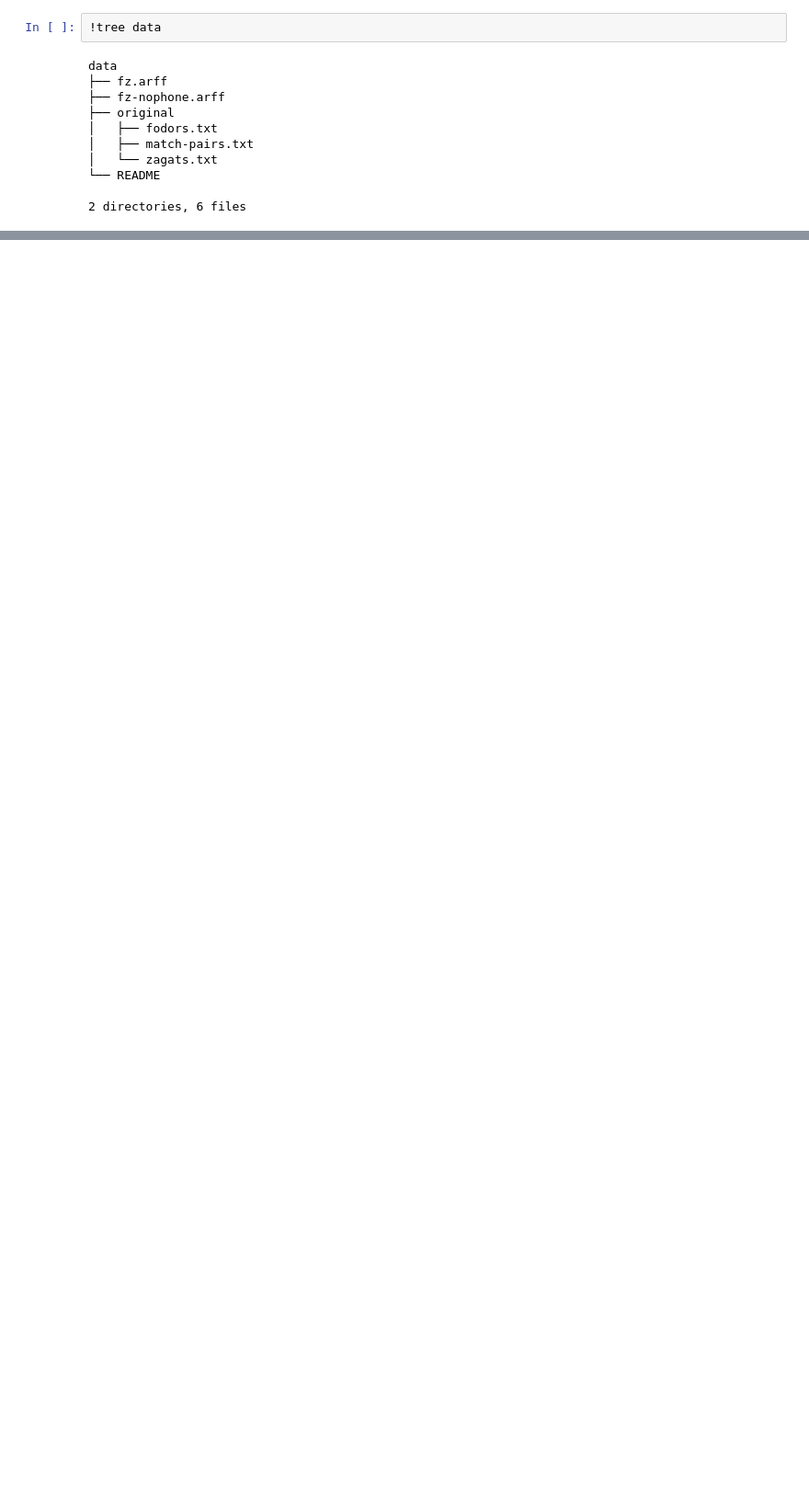
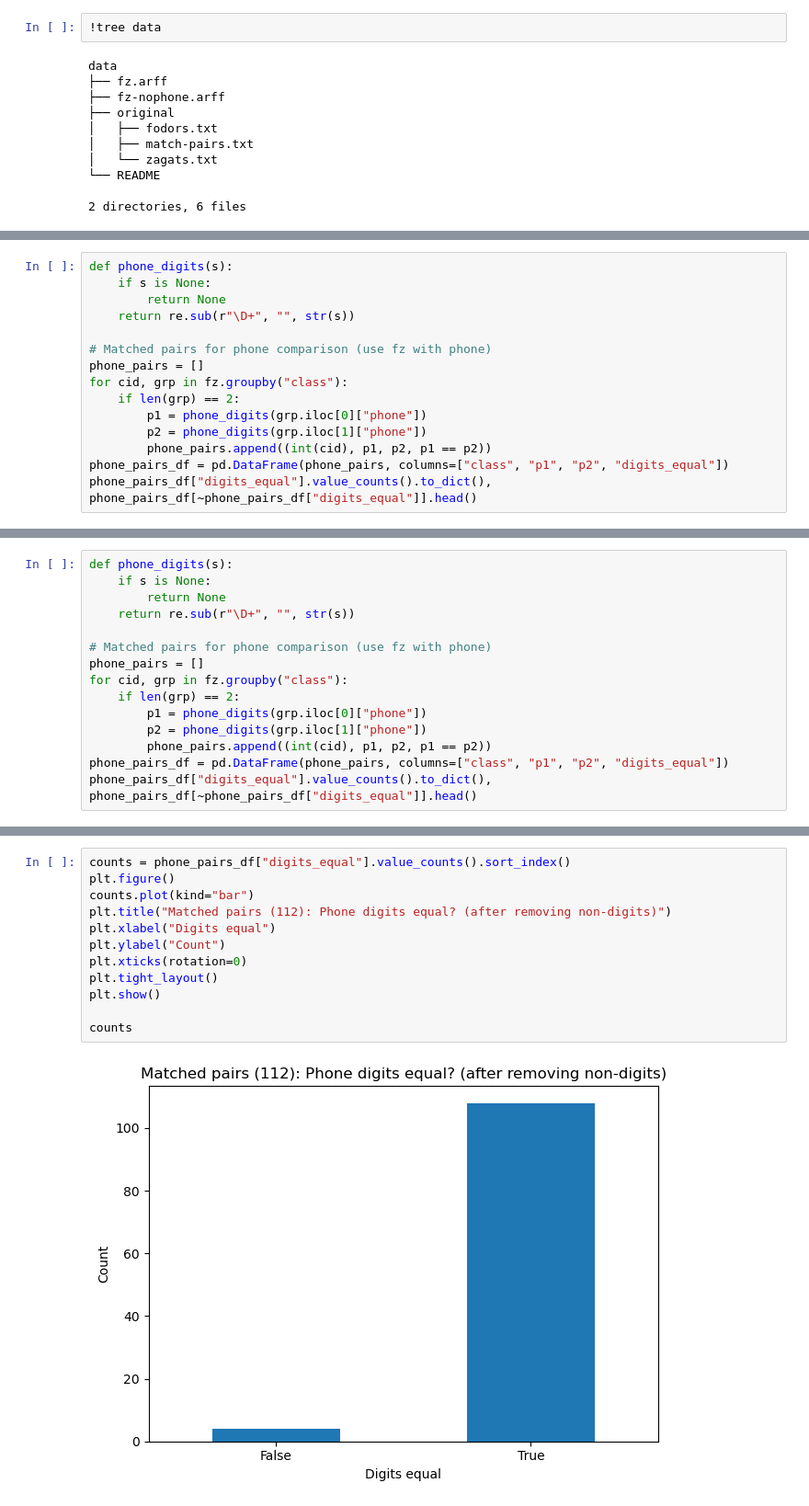
Before and after one commit to damminhtien/awesome-entity-resolution-datasets, a Jupyter notebook: restaurant/restaurant_analysis.ipynb, the cells around one changed output, grey strips where cells are left out. Shown at 92% size. Saved outputs shown, nothing was run; the diff lists cells and outputs as text; blank space fills up the shorter version.

```diff
--- a/restaurant/restaurant_analysis.ipynb
+++ b/restaurant/restaurant_analysis.ipynb
@@ -218,0 +270,15 @@ data
+# %%
+def phone_digits(s):
+    if s is None:
+        return None
+    return re.sub(r"\D+", "", str(s))
+
+# Matched pairs for phone comparison (use fz with phone)
+phone_pairs = []
+for cid, grp in fz.groupby("class"):
+    if len(grp) == 2:
+        p1 = phone_digits(grp.iloc[0]["phone"])
+        p2 = phone_digits(grp.iloc[1]["phone"])
+        phone_pairs.append((int(cid), p1, p2, p1 == p2))
+phone_pairs_df = pd.DataFrame(phone_pairs, columns=["class", "p1", "p2", "digits_equal"])
+phone_pairs_df["digits_equal"].value_counts().to_dict(), phone_pairs_df[~phone_pairs_df["digits_equal"]].head()
@@ -218,0 +430,15 @@ data
+# %%
+def phone_digits(s):
+    if s is None:
+        return None
+    return re.sub(r"\D+", "", str(s))
+
+# Matched pairs for phone comparison (use fz with phone)
+phone_pairs = []
+for cid, grp in fz.groupby("class"):
+    if len(grp) == 2:
+        p1 = phone_digits(grp.iloc[0]["phone"])
+        p2 = phone_digits(grp.iloc[1]["phone"])
+        phone_pairs.append((int(cid), p1, p2, p1 == p2))
+phone_pairs_df = pd.DataFrame(phone_pairs, columns=["class", "p1", "p2", "digits_equal"])
+phone_pairs_df["digits_equal"].value_counts().to_dict(), phone_pairs_df[~phone_pairs_df["digits_equal"]].head()
@@ -218,0 +452,14 @@ data
+# %%
+counts = phone_pairs_df["digits_equal"].value_counts().sort_index()
+plt.figure()
+counts.plot(kind="bar")
+plt.title("Matched pairs (112): Phone digits equal? (after removing non-digits)")
+plt.xlabel("Digits equal")
+plt.ylabel("Count")
+plt.xticks(rotation=0)
+plt.tight_layout()
+plt.show()
+
+counts
+# %% [output]
+[figure, added]
```
Also changed, not shown: parts of 36 cells of this notebook, 1 other file.
